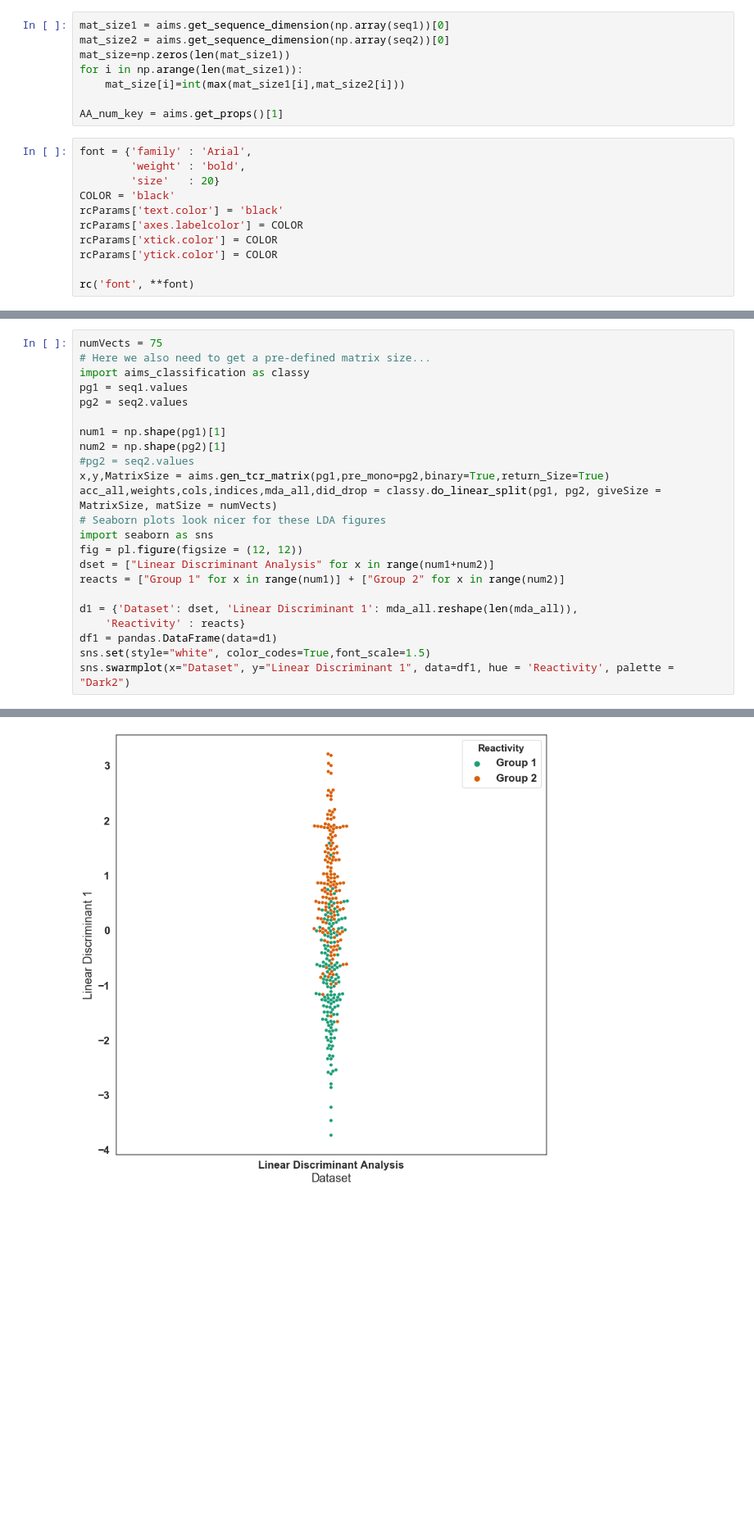
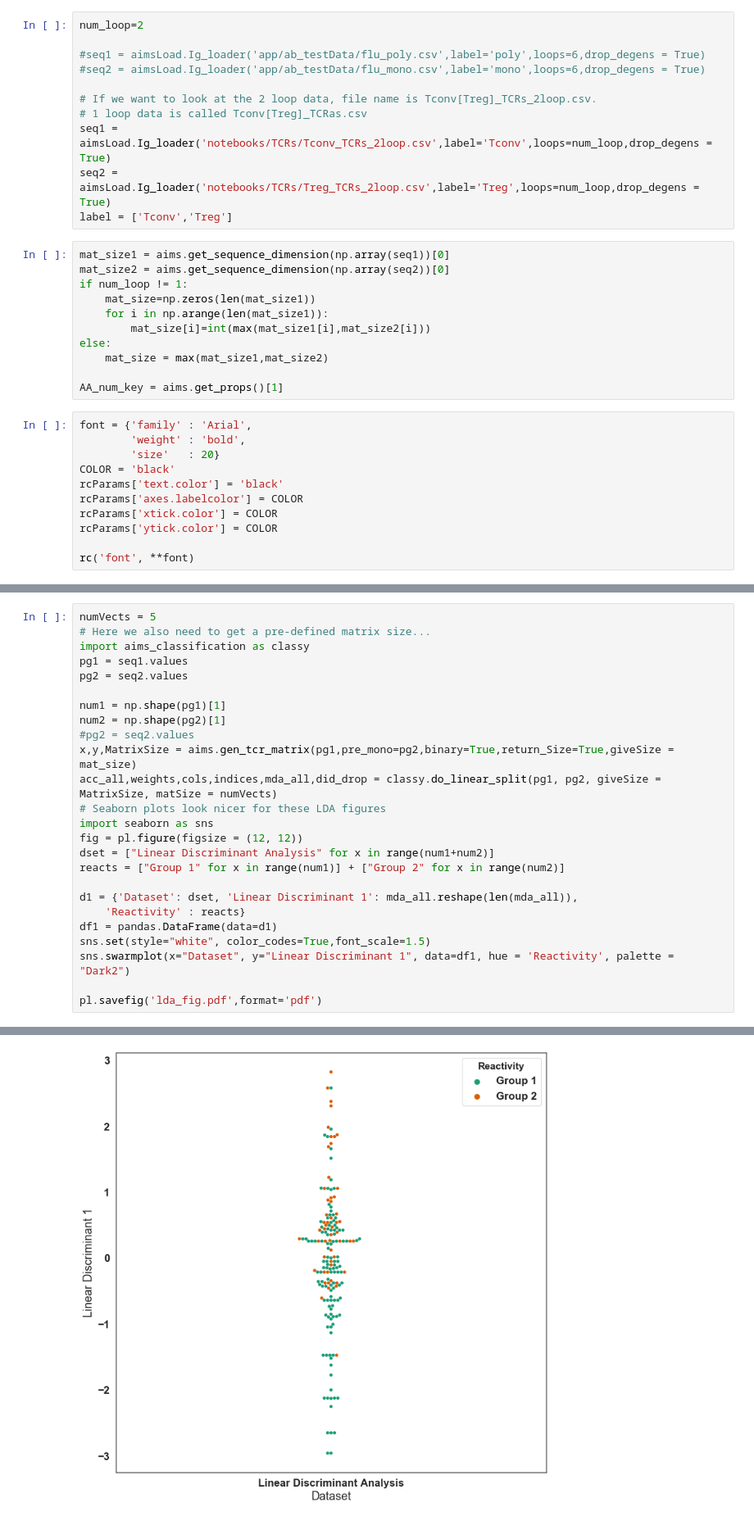
Before and after one commit to ctboughter/AIMS, a Jupyter notebook: notebooks/AIMS_notebook.ipynb, the cells around one changed output, grey strips where cells are left out. Shown at 82% size. Drawn from its saved outputs; the diff is of its cells as text; blank space fills up the shorter version.

```diff
--- a/notebooks/AIMS_notebook.ipynb
+++ b/notebooks/AIMS_notebook.ipynb
@@ -24,9 +23,23 @@ label = ['poly','mono']
+# %%
+num_loop=2
+
+#seq1 = aimsLoad.Ig_loader('app/ab_testData/flu_poly.csv',label='poly',loops=6,drop_degens = True)
+#seq2 = aimsLoad.Ig_loader('app/ab_testData/flu_mono.csv',label='mono',loops=6,drop_degens = True)
+
+# If we want to look at the 2 loop data, file name is Tconv[Treg]_TCRs_2loop.csv.
+# 1 loop data is called Tconv[Treg]_TCRas.csv
+seq1 = aimsLoad.Ig_loader('notebooks/TCRs/Tconv_TCRs_2loop.csv',label='Tconv',loops=num_loop,drop_degens = True)
+seq2 = aimsLoad.Ig_loader('notebooks/TCRs/Treg_TCRs_2loop.csv',label='Treg',loops=num_loop,drop_degens = True)
+label = ['Tconv','Treg']
 # %%
 mat_size1 = aims.get_sequence_dimension(np.array(seq1))[0]
 mat_size2 = aims.get_sequence_dimension(np.array(seq2))[0]
-mat_size=np.zeros(len(mat_size1))
-for i in np.arange(len(mat_size1)):
-    mat_size[i]=int(max(mat_size1[i],mat_size2[i]))
+if num_loop != 1:
+    mat_size=np.zeros(len(mat_size1))
+    for i in np.arange(len(mat_size1)):
+        mat_size[i]=int(max(mat_size1[i],mat_size2[i]))
+else:
+    mat_size = max(mat_size1,mat_size2)
 
 AA_num_key = aims.get_props()[1]
 # %%
@@ -132,5 +150,5 @@ Text(0, 0.5, 'Normalized Hydrophobicity')
 # %%
-numVects = 75
+numVects = 5
 # Here we also need to get a pre-defined matrix size...
 import aims_classification as classy
 pg1 = seq1.values
@@ -139,7 +157,7 @@ pg2 = seq2.values
 num1 = np.shape(pg1)[1]
 num2 = np.shape(pg2)[1]
 #pg2 = seq2.values
-x,y,MatrixSize = aims.gen_tcr_matrix(pg1,pre_mono=pg2,binary=True,return_Size=True)
+x,y,MatrixSize = aims.gen_tcr_matrix(pg1,pre_mono=pg2,binary=True,return_Size=True,giveSize = mat_size)
 acc_all,weights,cols,indices,mda_all,did_drop = classy.do_linear_split(pg1, pg2, giveSize = MatrixSize, matSize = numVects)
 # Seaborn plots look nicer for these LDA figures
 import seaborn as sns
@@ -152,4 +170,6 @@ d1 = {'Dataset': dset, 'Linear Discriminant 1': mda_all.reshape(len(mda_all)),
 df1 = pandas.DataFrame(data=d1)
 sns.set(style="white", color_codes=True,font_scale=1.5)
 sns.swarmplot(x="Dataset", y="Linear Discriminant 1", data=df1, hue = 'Reactivity', palette = "Dark2")
+
+pl.savefig('lda_fig.pdf',format='pdf')
 # %% [output]
@@ -157,4 +176,4 @@ sns.swarmplot(x="Dataset", y="Linear Discriminant 1", data=df1, hue = 'Reactivit
-[figure, old version]
+[figure, new version]
 # %%
 indices_topProps = np.argsort(abs(weights))
 compile_Props = np.vstack((cols[indices],weights))
```
Also changed, not shown: parts of 20 cells of this notebook, 12 other files.
